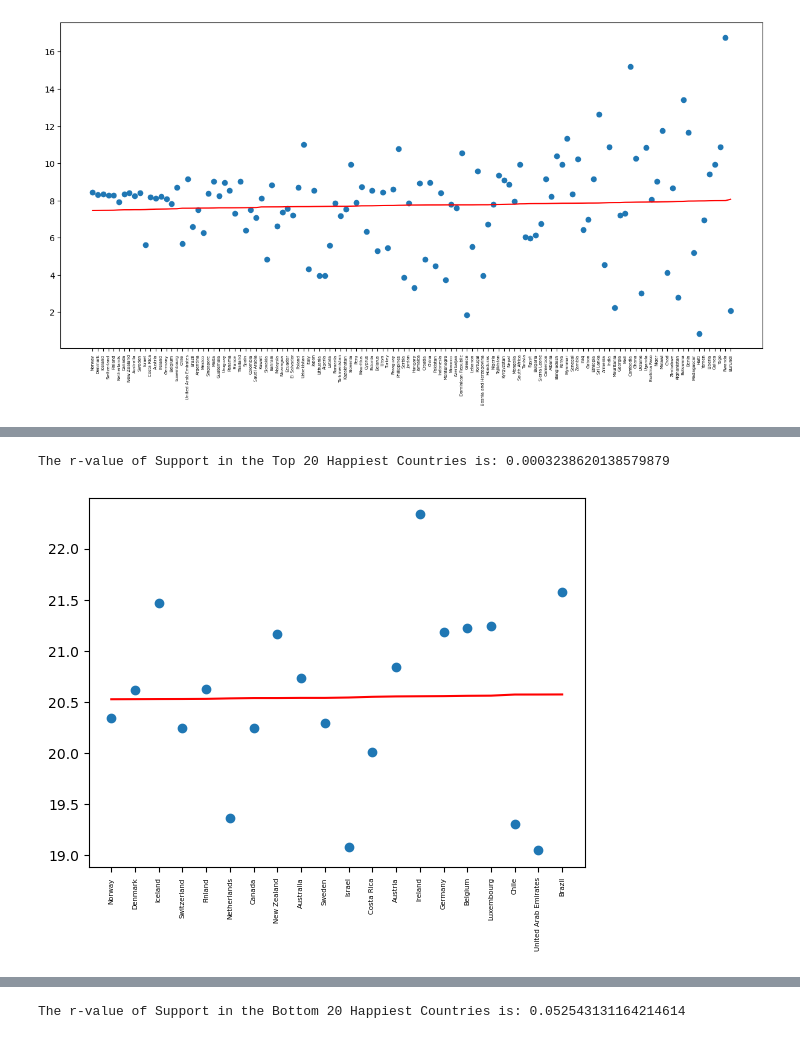
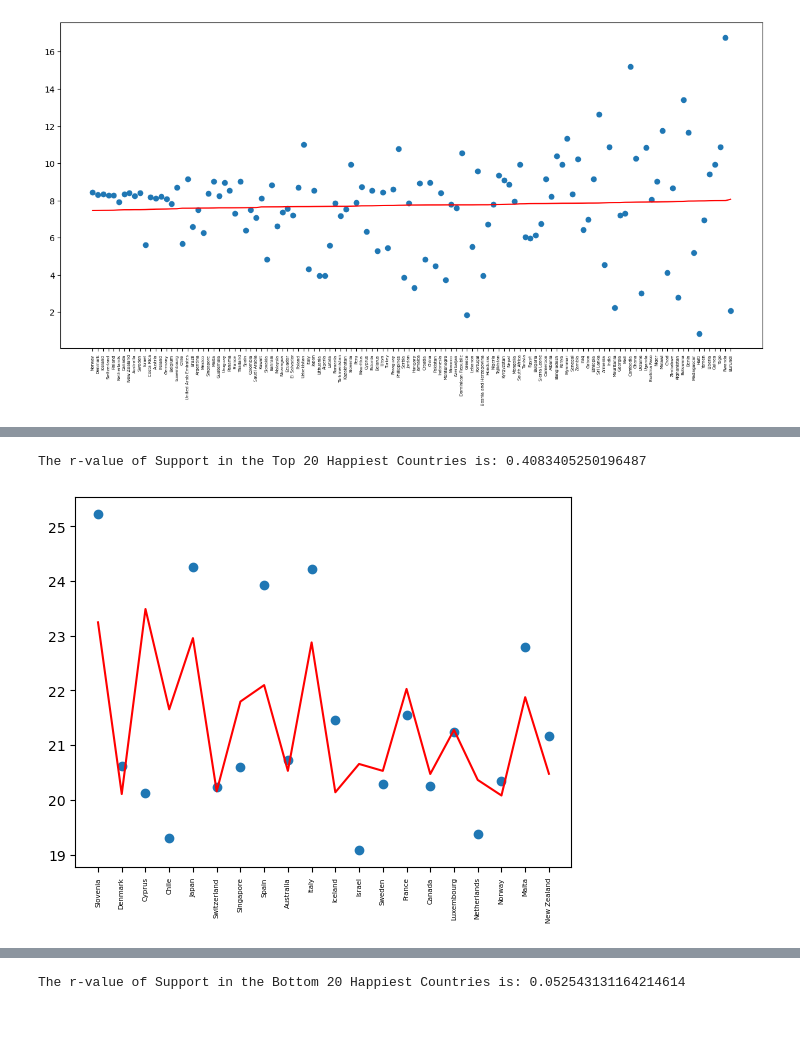
Before and after one commit to camerondifalco1/Project1, a Jupyter notebook: support_and_freedom.ipynb, the cells around one changed output, grey strips where cells are left out. Drawn from its saved outputs; the diff is of its cells as text; code cells hidden in the pictures.

```diff
--- a/support_and_freedom.ipynb
+++ b/support_and_freedom.ipynb
@@ -171,7 +184,15 @@ social_freedom_df.head()
 | 6 | Armenia | Asia | 4.376 | 1.007484 | 0.198303 | 74.8 | 23.022937 | ... |
 # %%
 #sort in order of happiness score, low to high, eg happiest to saddest
-social_freedom_df = social_freedom_df.sort_values("happiness_score", ascending=False)
-social_freedom_df.head()
+happy_social_freedom_df = social_freedom_df.sort_values("happiness_score", ascending=False)
+#happy_social_freedom_df.head()
 
-#social_freedom_df.dtypes
+#sort in order of life expectancy, low to high, eg happiest to saddest
+life_social_freedom_df = social_freedom_df.sort_values("Life expectancy ", ascending=False)
+#life_social_freedom_df.head()
+
+happy = happy_social_freedom_df["happiness_score"]
+happy_country = happy_social_freedom_df["Country"]
+
+life = life_social_freedom_df["Life expectancy "]
+life_country = life_social_freedom_df["Country"]
@@ -325,6 +376,6 @@ The r-value of Support is: 0.015646444375534085
 # %%
 #isolate top 20 countries
-top_20 = social_freedom_df.head(20)
-top_20
+top_life_20 = social_freedom_df.head(20)
+top_life_20
 # %% [output]
 |  | Country | continent | happiness_score | family | freedom | Life expectancy | % of Happiness from Support | ... |
@@ -347,33 +398,33 @@ top_20
 # %%
 #scatter plots and line regression on top 20 happiest countries
 #does getting more happiness from family and social connections correlate to a higher happiness score
 
 #axis
-x_support_top20 = top_20["Country"]
-y_support_top20 = top_20["% of Happiness from Support"]
+x_support_top20 = top_life_20["Country"]
+y_support_top20 = top_life_20["% of Happiness from Support"]
 
 #data points
-happy = top_20["happiness_score"]
-country = top_20["Country"]
+happy_20 = top_life_20["happiness_score"]
+country_20 = top_life_20["Country"]
 
 #line regression and line equation
-sup20_slope, sup20_int, sup20_r, sup20_p, sup20_std_err = st.linregress(happy, y_support_top20)
-sup20_fit = sup20_slope * happy + sup20_int
+sup20_slope, sup20_int, sup20_r, sup20_p, sup20_std_err = st.linregress(happy_20, y_support_top20)
+sup20_fit = sup20_slope * happy_20 + sup20_int
 
 #plot scatter and line regression
 plt.scatter(x_support_top20, y_support_top20)
 plt.plot(x_support_top20, sup20_fit, color='red')
 
 #style xticks
-plt.xticks(country, size=5, rotation=90)
+plt.xticks(country_20, size=5, rotation=90)
 
 #print r-values for analysis
 print(f'The r-value of Support in the Top 20 Happiest Countries is: {sup20_r**2}')
 
 plt.show()
 # %% [output]
-The r-value of Support in the Top 20 Happiest Countries is: 0.0003238620138579879
+The r-value of Support in the Top 20 Happiest Countries is: 0.4083405250196487
-[figure, old version]
+[figure, new version]
 # %%
 #scatter plots and line regression on top 20 happiest countries
 #does getting more happiness from freedom to make life decisions correlate to a higher happiness score
```
Also changed, not shown: parts of 10 cells of this notebook, 1 other file.
